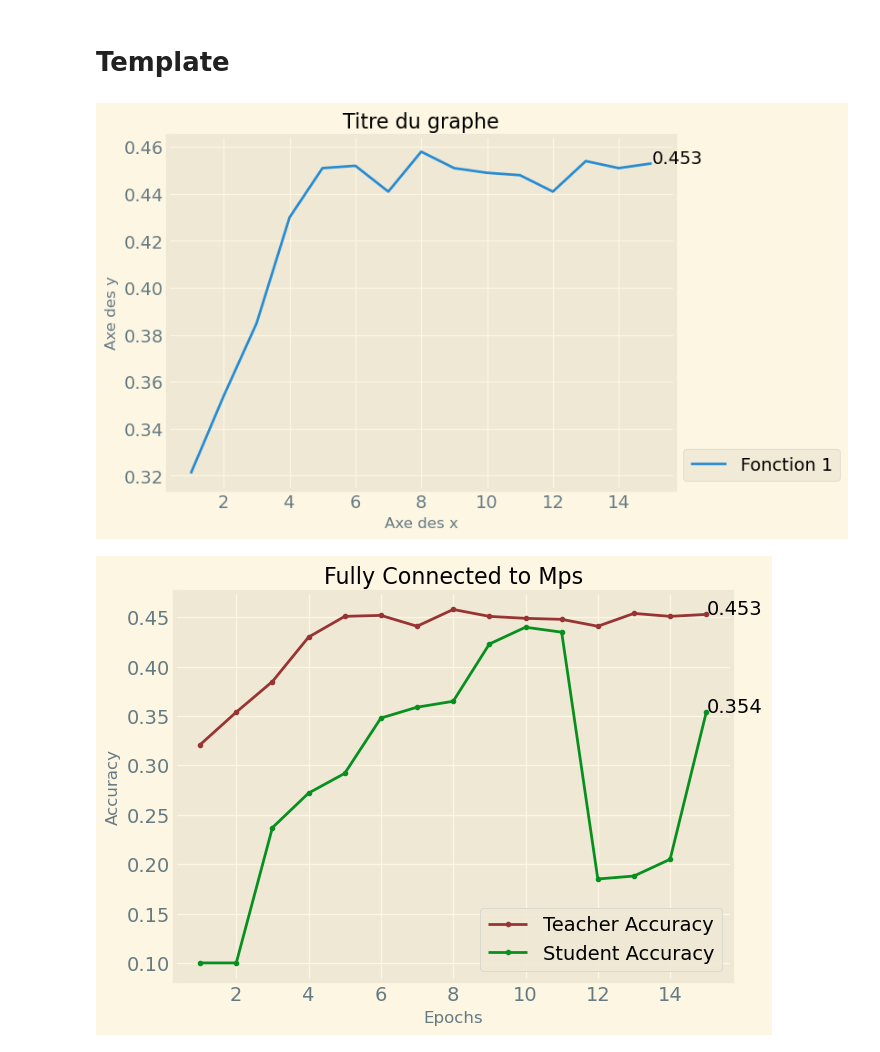
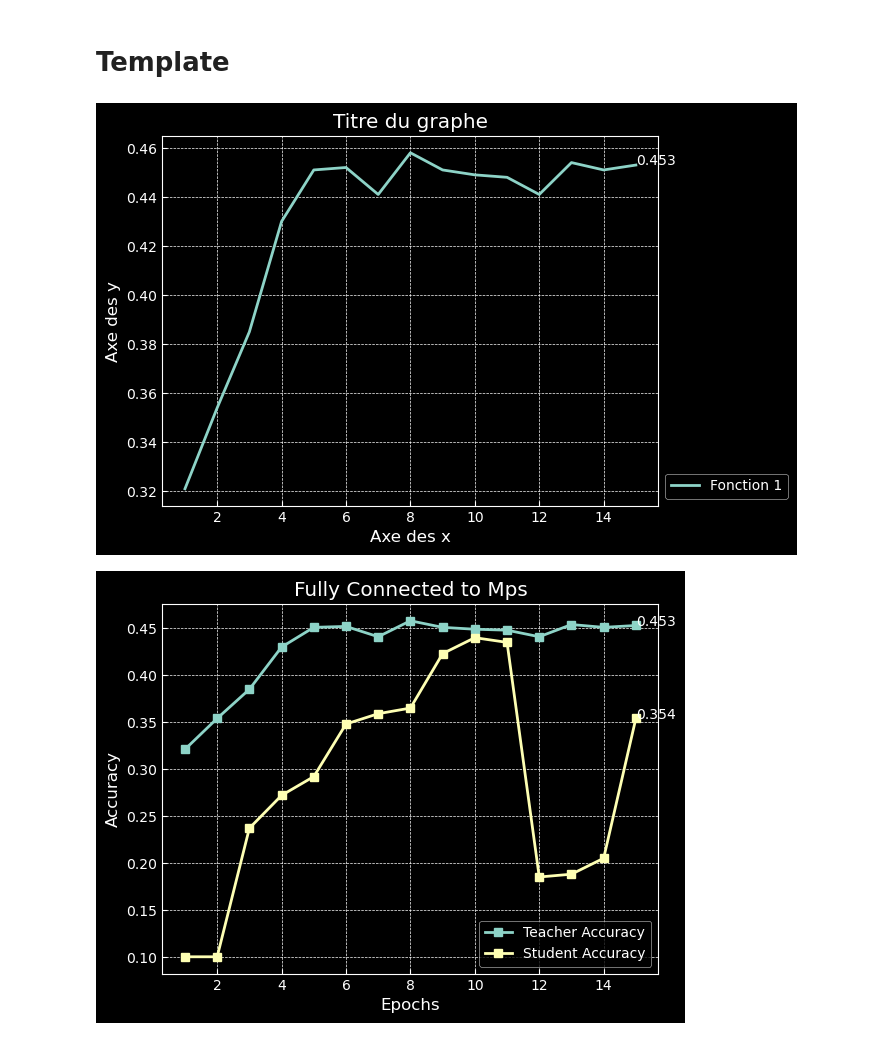
Before and after one commit to ScierKnave/honor_project, a Jupyter notebook: src/résultats/figures.ipynb, the cells around one changed output. Saved outputs shown, nothing was run; the diff lists cells and outputs as text; code cells hidden in the pictures.

```diff
--- a/src/résultats/figures.ipynb
+++ b/src/résultats/figures.ipynb
@@ -1,6 +1,6 @@
 # %%
 import matplotlib.pyplot as plt
-plt.style.use('Solarize_Light2')
+plt.style.use('dark_background')
 # %% [markdown]
 # Template
 # %%
@@ -21,26 +21,26 @@ ax.text(x1[-1], y1[-1], y1[-1], fontdict=None)
 
 plt.show()
 # %% [output]
-[figure, old version]
+[figure, new version]
 # %%
 fig, ax = plt.subplots()
 plt.title("Fully Connected to Mps")
 plt.xlabel("Epochs")
 plt.ylabel("Accuracy")
 plt.grid(True)
 x1 = [1, 2, 3, 4, 5, 6, 7, 8, 9, 10, 11, 12, 13, 14, 15]
 y1 = [0.321, 0.354, 0.385, 0.43, 0.451, 0.452, 0.441,
 0.458, 0.451, 0.449, 0.448, 0.441, 0.454, 0.451, 0.453]
 x2 = [1, 2, 3, 4, 5, 6, 7, 8, 9, 10, 11, 12, 13, 14, 15]
 y2 = [0.1, 0.1, 0.237, 0.272, 0.292, 0.348, 0.359, 0.365,
 0.423, 0.44, 0.435, 0.185, 0.188, 0.205, 0.354]
-plt.plot(x1, y1, marker='.', color="#983434", label="Teacher Accuracy")
-plt.plot(x2, y2, marker='.', color="#08901F", label="Student Accuracy")
+plt.plot(x1, y1, marker='s', label="Teacher Accuracy")
+plt.plot(x2, y2, marker='s', label="Student Accuracy")
 plt.legend(loc = "lower right")
 ax.text(x1[-1], y1[-1], y1[-1], fontdict=None)
 ax.text(x2[-1], y2[-1], y2[-1], fontdict=None)
 
 
 plt.show()
 # %% [output]
-[figure, old version]
+[figure, new version]
```
